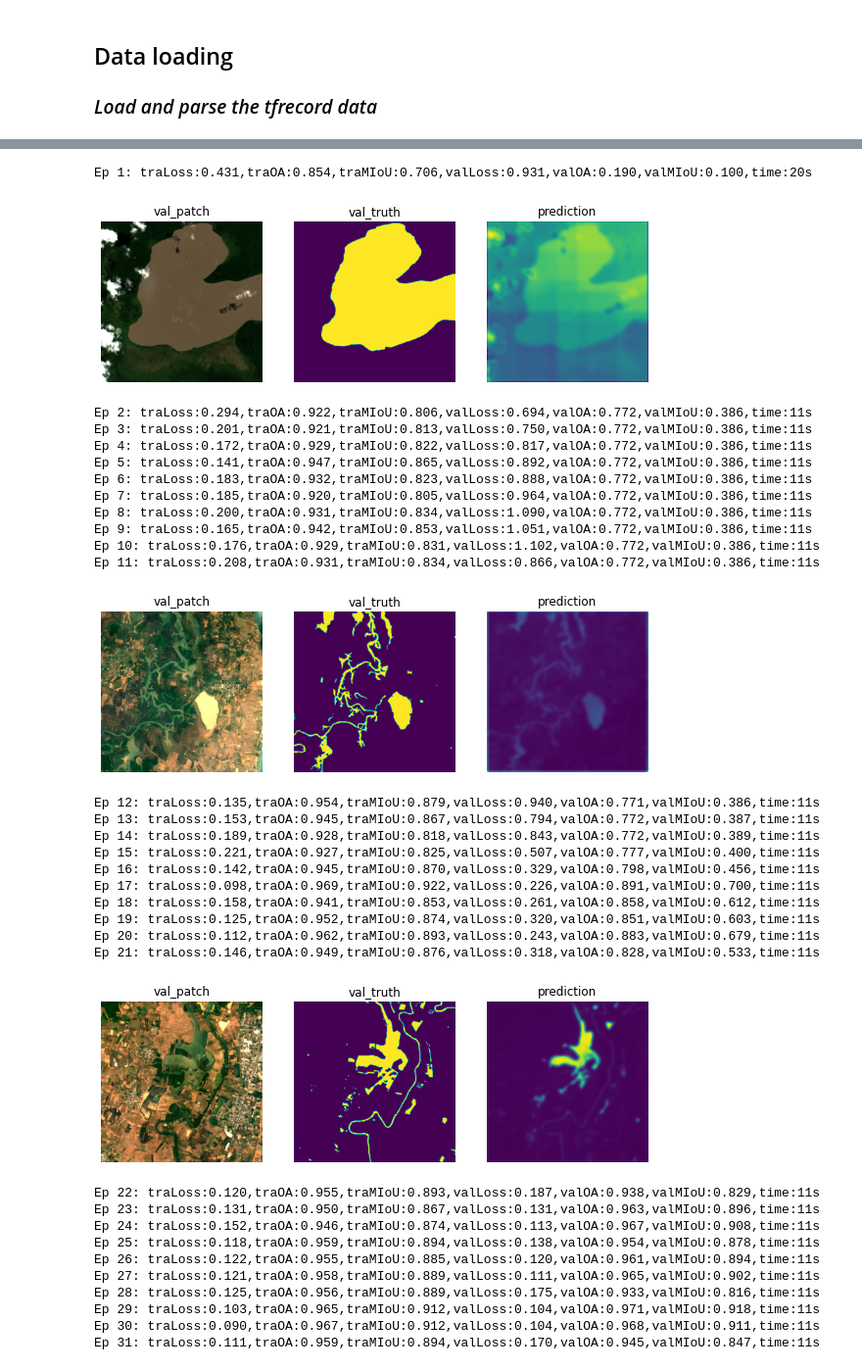
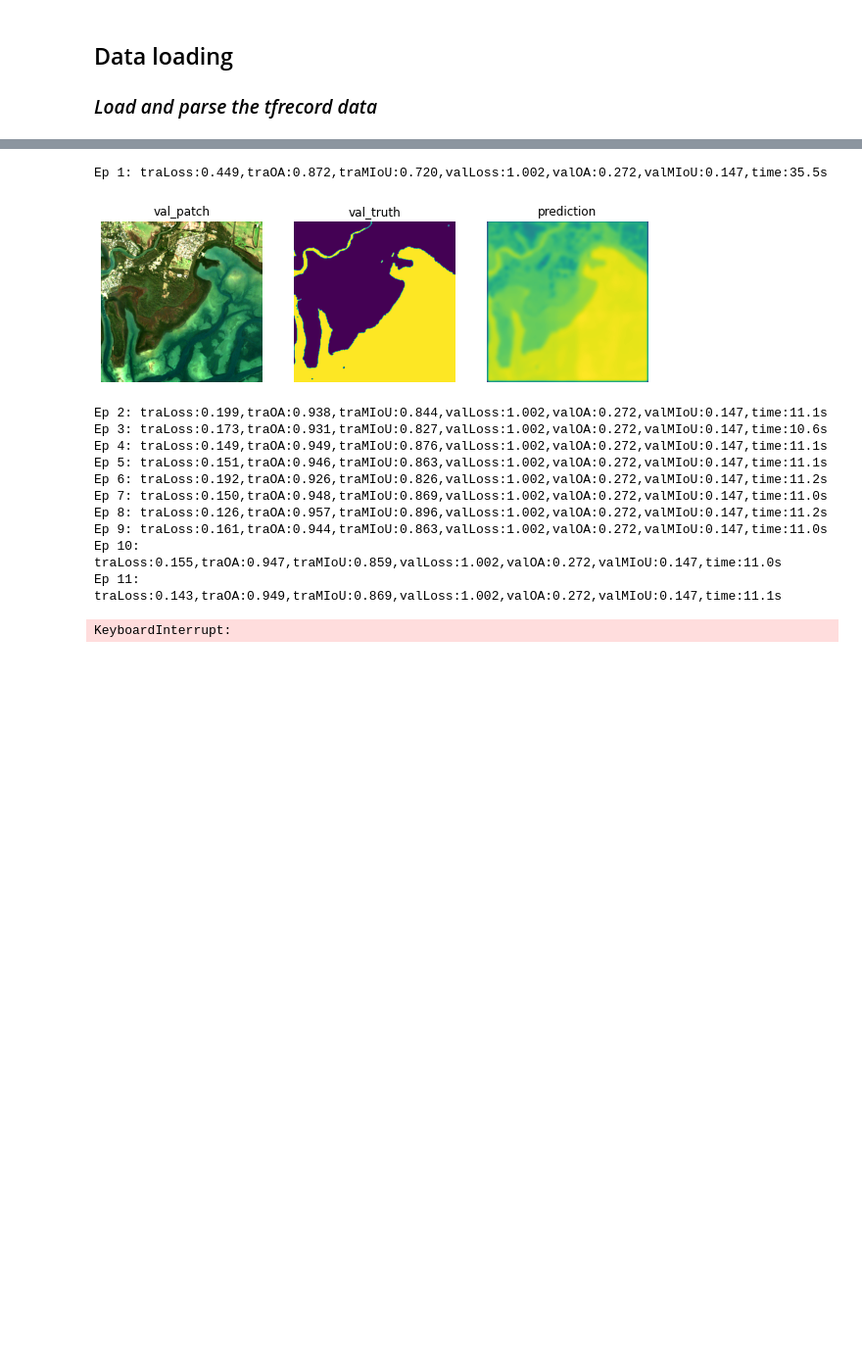
Before and after one commit to xinluo2018/WatNet, a Jupyter notebook: notebooks/trainer.ipynb, the cells around one changed output, grey strips where cells are left out. Shown at 98% size. Cells and saved outputs as stored; diff of their text form; code cells hidden in the pictures; blank space fills up the shorter version.

```diff
--- a/notebooks/trainer.ipynb
+++ b/notebooks/trainer.ipynb
@@ -60,7 +67,7 @@ val_dset = val_dset.batch(4)
 # %%
 ## model configuration
 # model = watnet(input_shape=(config.patch_size, config.patch_size, config.num_bands), nclasses=2)
-model = deeplabv3_plus(nclasses=2, input_shape=(512,512,6))
+model = deeplabv3_plus(nclasses=2, input_shape=(config.patch_size, config.patch_size, config.num_bands))
 # model = deepwatermapv2(min_width=4)
 # %%
 '''------1. train step------'''
@@ -89,23 +96,26 @@ def test_step(model, loss_fun, x, y):
 
 '''------3. train loops------'''
 def train_loops(model, loss_fun, optimizer, tra_dset, val_dset, epochs):
-    max_miou_pre = 0.8
+    miou_plot, loss_plot = [], []
     for epoch in range(epochs):
         start = time.time()
         ###--- train the model ---
         for x_batch, y_batch in tra_dset:
             tra_loss_epoch, tra_oa_epoch,tra_miou_epoch = train_step(model, loss_fun, optimizer, x_batch, y_batch)
         ### --- test the model ---
-        for x_batch, y_batch in val_dset:
-            val_loss_epoch, val_oa_epoch, val_miou_epoch = test_step(model, loss_fun, x_batch, y_batch)
+        if epoch == 0 or epoch>400:
+            for x_batch, y_batch in val_dset:
+                val_loss_epoch, val_oa_epoch, val_miou_epoch = test_step(model, loss_fun, x_batch, y_batch)
         ### --- update the metrics ---
         config.tra_loss.reset_states(), config.tra_oa.reset_states(), config.tra_miou.reset_states()
         config.val_loss.reset_states(), config.val_oa.reset_states(), config.val_miou.reset_states()
-        format = 'Ep {}: traLoss:{:.3f},traOA:{:.3f},traMIoU:{:.3f},valLoss:{:.3f},valOA:{:.3f},valMIoU:{:.3f},time:{:.0f}s'
+        format = 'Ep {}: traLoss:{:.3f},traOA:{:.3f},traMIoU:{:.3f},valLoss:{:.3f},valOA:{:.3f},valMIoU:{:.3f},time:{:.1f}s'
         print(format.format(epoch + 1, tra_loss_epoch, tra_oa_epoch, tra_miou_epoch, val_loss_epoch, val_oa_epoch, val_miou_epoch, time.time() - start))
+        miou_plot.append(val_miou_epoch.numpy())
+        loss_plot.append(val_loss_epoch.numpy())
         ## --- visualize the results ---
-        if epoch%10 == 0:
-            i = np.random.randint(config.batch_size)
+        if epoch%50 == 0:
+            i = np.random.randint(16)
             for val_patch, val_truth in val_dset.take(1):
                 plt.figure(figsize=(10,4))
                 pre = model(val_patch, training=False)
@@ -114,46 +124,28 @@ def train_loops(model, loss_fun, optimizer, tra_dset, val_dset, epochs):
                         clip_list=[2,0,0],\
                         color_bands_list=None)
                 plt.show()
+
+    return miou_plot, loss_plot
 # %%
 ## training
-train_loops(model=model, \
-            loss_fun=config.loss_bce, \
-            optimizer=config.opt_adam, \
-            tra_dset=tra_dset, \
-            val_dset=val_dset, \
-            epochs=config.epochs)
+with tf.device('/device:GPU:1'):
+    miou_plot, loss_plot =train_loops(model=model, \
+                        loss_fun=config.loss_bce, \
+                        optimizer=config.opt_adam, \
+                        tra_dset=tra_dset, \
+                        val_dset=val_dset, \
+                        epochs=config.epochs)
 # %% [output]
-Ep 1: traLoss:0.431,traOA:0.854,traMIoU:0.706,valLoss:0.931,valOA:0.190,valMIoU:0.100,time:20s
+Ep 1: traLoss:0.449,traOA:0.872,traMIoU:0.720,valLoss:1.002,valOA:0.272,valMIoU:0.147,time:35.5s
-[figure, old version]
+[figure, new version]
-Ep 2: traLoss:0.294,traOA:0.922,traMIoU:0.806,valLoss:0.694,valOA:0.772,valMIoU:0.386,time:11s
-Ep 3: traLoss:0.201,traOA:0.921,traMIoU:0.813,valLoss:0.750,valOA:0.772,valMIoU:0.386,time:11s
-Ep 4: traLoss:0.172,traOA:0.929,traMIoU:0.822,valLoss:0.817,valOA:0.772,valMIoU:0.386,time:11s
-Ep 5: traLoss:0.141,traOA:0.947,traMIoU:0.865,valLoss:0.892,valOA:0.772,valMIoU:0.386,time:11s
-Ep 6: traLoss:0.183,traOA:0.932,traMIoU:0.823,valLoss:0.888,valOA:0.772,valMIoU:0.386,time:11s
-Ep 7: traLoss:0.185,traOA:0.920,traMIoU:0.805,valLoss:0.964,valOA:0.772,valMIoU:0.386,time:11s
-Ep 8: traLoss:0.200,traOA:0.931,traMIoU:0.834,valLoss:1.090,valOA:0.772,valMIoU:0.386,time:11s
-Ep 9: traLoss:0.165,traOA:0.942,traMIoU:0.853,valLoss:1.051,valOA:0.772,valMIoU:0.386,time:11s
-Ep 10: traLoss:0.176,traOA:0.929,traMIoU:0.831,valLoss:1.102,valOA:0.772,valMIoU:0.386,time:11s
-Ep 11: traLoss:0.208,traOA:0.931,traMIoU:0.834,valLoss:0.866,valOA:0.772,valMIoU:0.386,time:11s
+Ep 2: traLoss:0.199,traOA:0.938,traMIoU:0.844,valLoss:1.002,valOA:0.272,valMIoU:0.147,time:11.1s
+Ep 3: traLoss:0.173,traOA:0.931,traMIoU:0.827,valLoss:1.002,valOA:0.272,valMIoU:0.147,time:10.6s
+Ep 4: traLoss:0.149,traOA:0.949,traMIoU:0.876,valLoss:1.002,valOA:0.272,valMIoU:0.147,time:11.1s
+Ep 5: traLoss:0.151,traOA:0.946,traMIoU:0.863,valLoss:1.002,valOA:0.272,valMIoU:0.147,time:11.1s
+Ep 6: traLoss:0.192,traOA:0.926,traMIoU:0.826,valLoss:1.002,valOA:0.272,valMIoU:0.147,time:11.2s
+Ep 7: traLoss:0.150,traOA:0.948,traMIoU:0.869,valLoss:1.002,valOA:0.272,valMIoU:0.147,time:11.0s
+Ep 8: traLoss:0.126,traOA:0.957,traMIoU:0.896,valLoss:1.002,valOA:0.272,valMIoU:0.147,time:11.2s
+Ep 9: traLoss:0.161,traOA:0.944,traMIoU:0.863,valLoss:1.002,valOA:0.272,valMIoU:0.147,time:11.0s
+Ep 10: traLoss:0.155,traOA:0.947,traMIoU:0.859,valLoss:1.002,valOA:0.272,valMIoU:0.147,time:11.0s
+Ep 11: traLoss:0.143,traOA:0.949,traMIoU:0.869,valLoss:1.002,valOA:0.272,valMIoU:0.147,time:11.1s
-[figure, removed]
-Ep 12: traLoss:0.135,traOA:0.954,traMIoU:0.879,valLoss:0.940,valOA:0.771,valMIoU:0.386,time:11s
-Ep 13: traLoss:0.153,traOA:0.945,traMIoU:0.867,valLoss:0.794,valOA:0.772,valMIoU:0.387,time:11s
-Ep 14: traLoss:0.189,traOA:0.928,traMIoU:0.818,valLoss:0.843,valOA:0.772,valMIoU:0.389,time:11s
-Ep 15: traLoss:0.221,traOA:0.927,traMIoU:0.825,valLoss:0.507,valOA:0.777,valMIoU:0.400,time:11s
-Ep 16: traLoss:0.142,traOA:0.945,traMIoU:0.870,valLoss:0.329,valOA:0.798,valMIoU:0.456,time:11s
-Ep 17: traLoss:0.098,traOA:0.969,traMIoU:0.922,valLoss:0.226,valOA:0.891,valMIoU:0.700,time:11s
-Ep 18: traLoss:0.158,traOA:0.941,traMIoU:0.853,valLoss:0.261,valOA:0.858,valMIoU:0.612,time:11s
-Ep 19: traLoss:0.125,traOA:0.952,traMIoU:0.874,valLoss:0.320,valOA:0.851,valMIoU:0.603,time:11s
-Ep 20: traLoss:0.112,traOA:0.962,traMIoU:0.893,valLoss:0.243,valOA:0.883,valMIoU:0.679,time:11s
-Ep 21: traLoss:0.146,traOA:0.949,traMIoU:0.876,valLoss:0.318,valOA:0.828,valMIoU:0.533,time:11s
+KeyboardInterrupt:
-[figure, removed]
-Ep 22: traLoss:0.120,traOA:0.955,traMIoU:0.893,valLoss:0.187,valOA:0.938,valMIoU:0.829,time:11s
-Ep 23: traLoss:0.131,traOA:0.950,traMIoU:0.867,valLoss:0.131,valOA:0.963,valMIoU:0.896,time:11s
-Ep 24: traLoss:0.152,traOA:0.946,traMIoU:0.874,valLoss:0.113,valOA:0.967,valMIoU:0.908,time:11s
-Ep 25: traLoss:0.118,traOA:0.959,traMIoU:0.894,valLoss:0.138,valOA:0.954,valMIoU:0.878,time:11s
-Ep 26: traLoss:0.122,traOA:0.955,traMIoU:0.885,valLoss:0.120,valOA:0.961,valMIoU:0.894,time:11s
-Ep 27: traLoss:0.121,traOA:0.958,traMIoU:0.889,valLoss:0.111,valOA:0.965,valMIoU:0.902,time:11s
-Ep 28: traLoss:0.125,traOA:0.956,traMIoU:0.889,valLoss:0.175,valOA:0.933,valMIoU:0.816,time:11s
-Ep 29: traLoss:0.103,traOA:0.965,traMIoU:0.912,valLoss:0.104,valOA:0.971,valMIoU:0.918,time:11s
-Ep 30: traLoss:0.090,traOA:0.967,traMIoU:0.912,valLoss:0.104,valOA:0.968,valMIoU:0.911,time:11s
-Ep 31: traLoss:0.111,traOA:0.959,traMIoU:0.894,valLoss:0.170,valOA:0.945,valMIoU:0.847,time:11s
```
Also changed, not shown: parts of 7 cells of this notebook, 20 other files.
